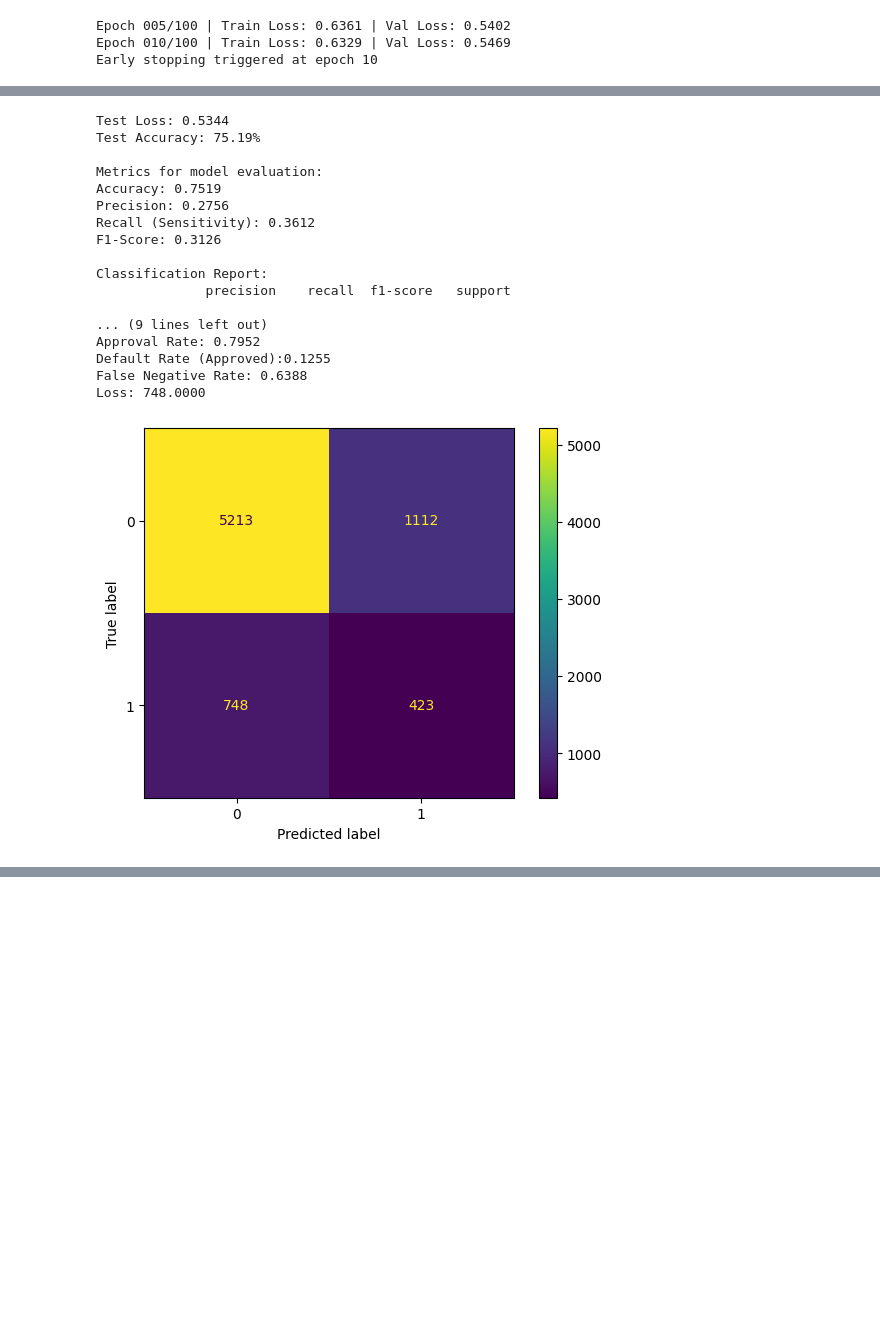
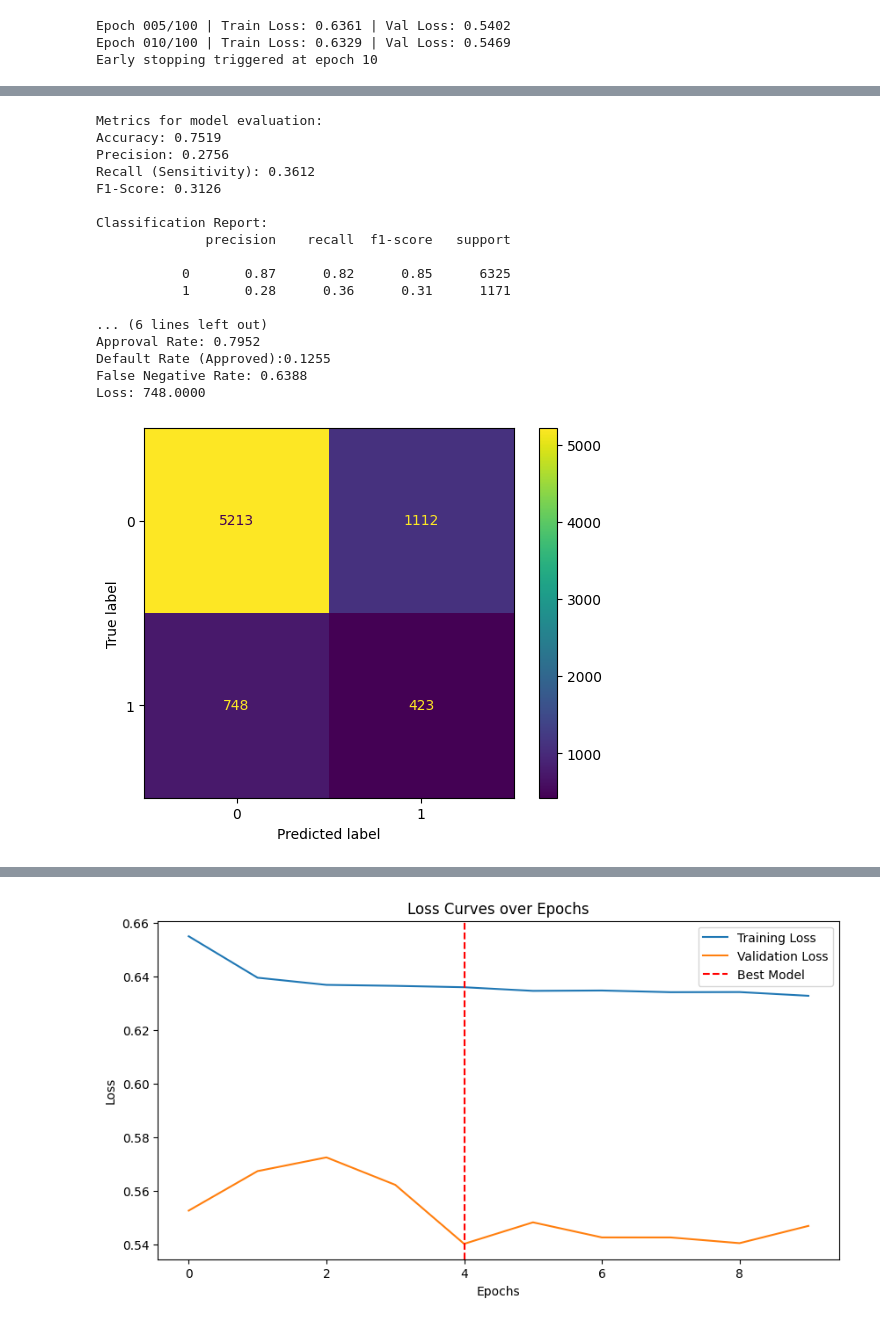
Before and after one commit to katherinexxxl/ADA-Assignment-Group-36, a Jupyter notebook: Advanced_Data_Analytics_Group36_Q3.ipynb, the cells around one changed output, grey strips where cells are left out. Saved outputs shown, nothing was run; the diff lists cells and outputs as text; code cells hidden in the pictures; blank space fills up the shorter version.

```diff
--- a/Advanced_Data_Analytics_Group36_Q3.ipynb
+++ b/Advanced_Data_Analytics_Group36_Q3.ipynb
@@ -348,11 +306,5 @@ ValueError: All arrays must be of the same length
 # %%
-# Load the best model weights found during training
-model.load_state_dict(torch.load('best_model.pth'))
-model.eval()
-
-correct = 0
-total = 0
-test_loss = 0.0
+# Model Evaluation (Confusion Matrix & Important Metrics)
 all_preds = []
 all_labels = []
 
@@ -360,19 +312,11 @@ with torch.no_grad():
     for inputs, labels in test_loader:
         inputs, labels = inputs.to(device), labels.to(device)
         outputs = model(inputs)
-        loss = criterion(outputs, labels)
-        test_loss += loss.item() * inputs.size(0)
-
         _, predicted = torch.max(outputs.data, 1)
-        total += labels.size(0)
-        correct += (predicted == labels).sum().item()
 
         # Collect predictions and true labels for confusion matrix
         all_preds.extend(predicted.cpu().numpy()) # predictions
         all_labels.extend(labels.cpu().numpy()) # actual
-
-print(f"Test Loss: {test_loss / len(test_loader.dataset):.4f}")
-print(f"Test Accuracy: {(100 * correct / total):.2f}%")
 
 # Calculate specific metrics
 accuracy = accuracy_score(all_labels, all_preds)
@@ -410,9 +354,6 @@ cm_display = ConfusionMatrixDisplay(cm, display_labels=[0, 1])
 cm_display.plot()
 plt.show()
 # %% [output]
-Test Loss: 0.5344
-Test Accuracy: 75.19%
-
 Metrics for model evaluation:
 Accuracy: 0.7519
 Precision: 0.2756
@@ -422,22 +363,23 @@ F1-Score: 0.3126
 Classification Report:
               precision    recall  f1-score   support
 
-... (9 lines left out)
+           0       0.87      0.82      0.85      6325
+           1       0.28      0.36      0.31      1171
+
+... (6 lines left out)
 Approval Rate: 0.7952
 Default Rate (Approved):0.1255
 False Negative Rate: 0.6388
 Loss: 748.0000
 [figure]
 # %%
-# Load the best model weights found during training
+# Load the Best Model Weights Found During Training
 model.load_state_dict(torch.load('best_model.pth'))
 model.eval()
 
 correct = 0
 total = 0
 test_loss = 0.0
-all_preds = []
-all_labels = []
 
 with torch.no_grad():
     for inputs, labels in test_loader:
@@ -450,9 +392,17 @@ with torch.no_grad():
         total += labels.size(0)
         correct += (predicted == labels).sum().item()
 
-        # Collect predictions and true labels for confusion matrix
-        all_preds.extend(predicted.cpu().numpy())
-        all_labels.extend(labels.cpu().numpy())
-
 print(f"Test Loss: {test_loss / len(test_loader.dataset):.4f}")
 print(f"Test Accuracy: {(100 * correct / total):.2f}%")
+
+# Plotting the learning curves
+plt.figure(figsize=(10, 5))
+plt.plot(train_losses, label='Training Loss')
+plt.plot(val_losses, label='Validation Loss')
+plt.axvline(x=len(train_losses) - epochs_no_improve - 1, color='r', linestyle='--', label='Best Model')
+plt.title('Loss Curves over Epochs')
+plt.xlabel('Epochs')
+plt.ylabel('Loss')
+plt.legend()
+plt.show()
+# %% [output]
@@ -458,0 +411 @@ print(f"Test Accuracy: {(100 * correct / total):.2f}%")
+[figure, added]
```
Also changed, not shown: parts of 2 cells of this notebook.
